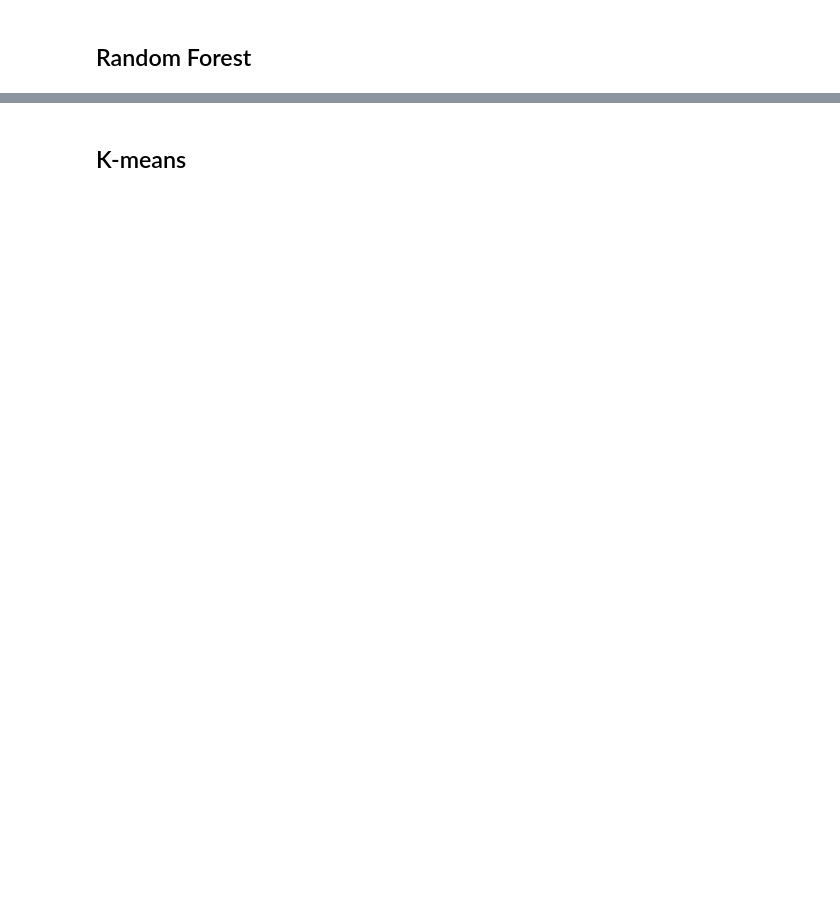
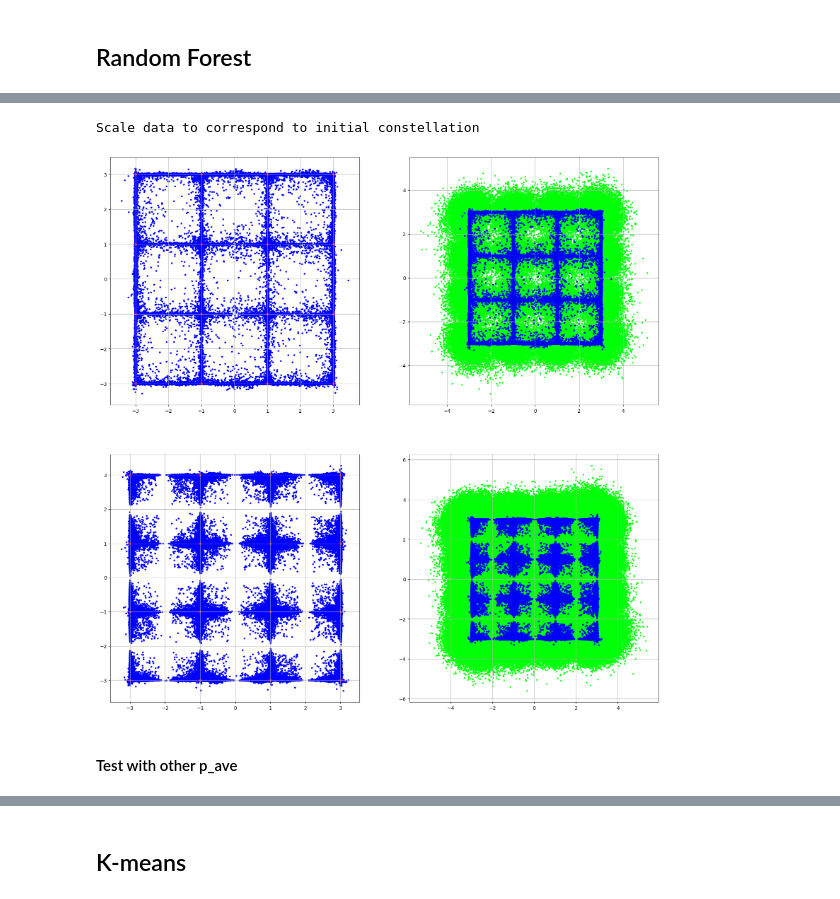
Before and after one commit to esf0/optcom-trees, a Jupyter notebook: playground.ipynb, the cells around one changed output, grey strips where cells are left out. Saved outputs shown, nothing was run; the diff lists cells and outputs as text; code cells hidden in the pictures; blank space fills up the shorter version.

```diff
--- a/playground.ipynb
+++ b/playground.ipynb
@@ -72,5 +93,6 @@ run number 1
 # %%
 labels_to_drop = ['point_orig_abs', 'point_orig_angle',
+                  'point_orig_real', 'point_orig_imag',
                   'point_label',
                   'diff_real', 'diff_imag',
                   'diff_sq_real', 'diff_sq_imag',
@@ -109,12 +131,18 @@ po_abs_train, po_abs_test, po_angle_train, po_angle_test = train_test_split(df_t
 # %% [markdown]
 ## Random Forest
 # %%
-n_estimators = 200
+n_estimators = 100
+n_jobs = 60  # number of cores to use
 random_state_for_tree = 73
 start_time = datetime.now()
-# model = RandomForestRegressor(n_estimators=n_estimators, random_state=random_state_for_tree, n_jobs=13, verbose=1)
+# model = RandomForestRegressor(n_estimators=n_estimators, random_state=random_state_for_tree, n_jobs=n_jobs, verbose=1)
 model.warm_start = True  # start from previous state of the forest (add new trees)
 model.n_estimators += n_estimators
 model.fit(X_train, y_train)
-print("model real took", (datetime.now() - start_time).total_seconds() * 1000, "ms")
+
+calculation_time = (datetime.now() - start_time).total_seconds()
+print("model took: \n",
+      calculation_time * 1000, "ms \n",
+      calculation_time, "s \n",
+      calculation_time / 60., "min \n")
 # %% [output]
@@ -125,0 +156,17 @@ model real took 891608.075 ms
+# %%
+points_orig_for_test, points_predict_for_test = predict_and_eval((model, ),
+                                                                 X_for_test,
+                                                                 points_init_for_test,
+                                                                 p_ave_dbm,
+                                                                 scale_type='constellation',
+                                                                 name='RF new data test')
+
+_ = predict_and_eval((model, ), X_test, po_abs_test * np.exp(1.0j * po_angle_test),
+                     p_ave_dbm,
+                     scale_type='constellation',
+                     name='RF same data test')
+
+points_orig_train, points_predict_train = predict_and_eval((model, ), X_train, po_abs_train * np.exp(1.0j * po_angle_train),
+                                                           p_ave_dbm,
+                                                           scale_type='constellation',
+                                                           name='RF same data train')
@@ -125,0 +207,9 @@ model real took 891608.075 ms
+# %%
+plot_result(p_ave_dbm,
+            points_predict_for_test, points_orig_for_test,
+            points_predict_train, points_orig_train)
+# %% [output]
+Scale data to correspond to initial constellation
+[figure, added]
+# %% [markdown]
+#### Test with other p_ave
```
Also changed, not shown: parts of 48 cells of this notebook.
